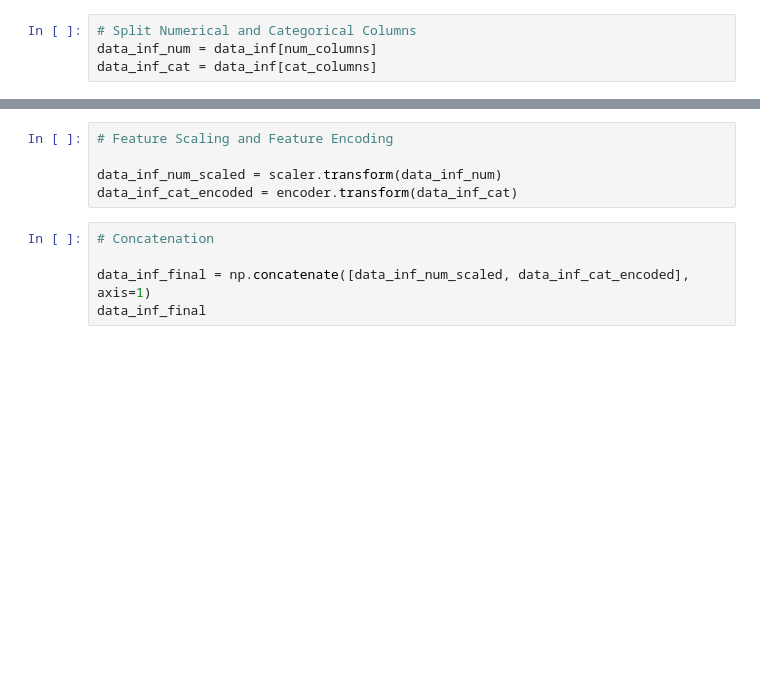
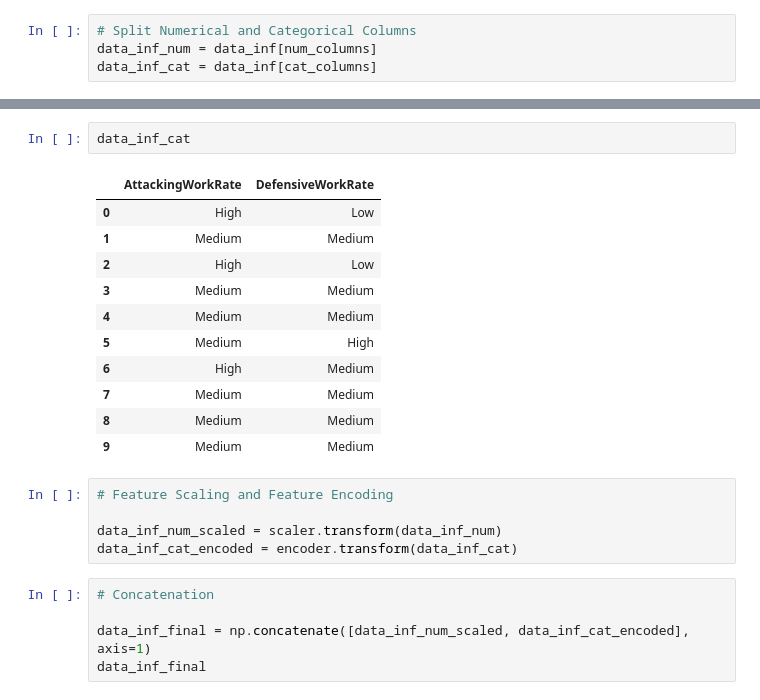
Before and after one commit to adedwiary/learning_journal, a Jupyter notebook: phase_1/week_1/day1_pm.ipynb, the cells around one changed output, grey strips where cells are left out. Saved outputs shown, nothing was run; the diff lists cells and outputs as text; blank space fills up the shorter version.

```diff
--- a/phase_1/week_1/day1_pm.ipynb
+++ b/phase_1/week_1/day1_pm.ipynb
@@ -466,3 +483,17 @@ data_inf_cat = data_inf[cat_columns]
+# %%
+data_inf_cat
+# %% [output]
+|  | AttackingWorkRate | DefensiveWorkRate |
+| 0 | High | Low |
+| 1 | Medium | Medium |
+| 2 | High | Low |
+| 3 | Medium | Medium |
+| 4 | Medium | Medium |
+| 5 | Medium | High |
+| 6 | High | Medium |
+| 7 | Medium | Medium |
+| 8 | Medium | Medium |
+| 9 | Medium | Medium |
 # %%
 # Feature Scaling and Feature Encoding
 
```
Also changed, not shown: parts of 2 cells of this notebook, 10 other files.
